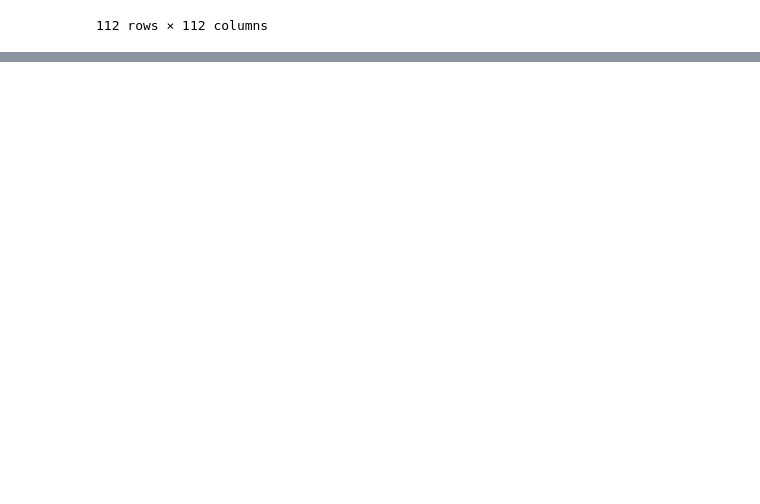
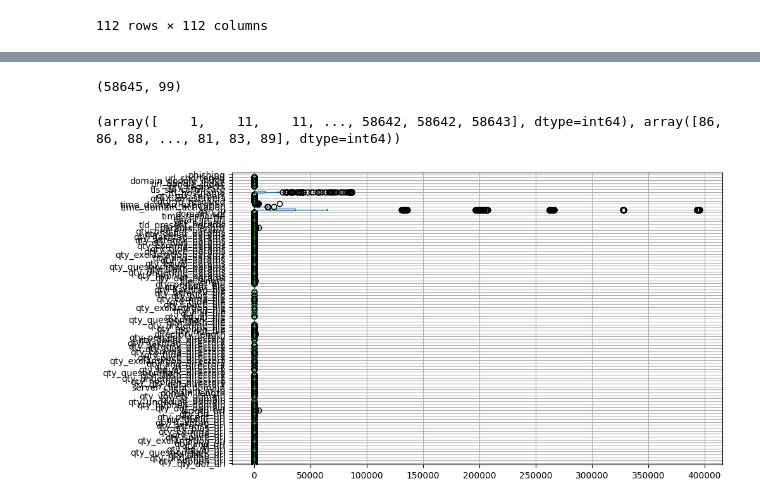
Before and after one commit to adarsh-gowda/Phishing-Domain, a Jupyter notebook: research/trials.ipynb, the cells around one changed output, grey strips where cells are left out. Saved outputs shown, nothing was run; the diff lists cells and outputs as text; code cells hidden in the pictures; blank space fills up the shorter version.

```diff
--- a/research/trials.ipynb
+++ b/research/trials.ipynb
@@ -68,0 +82,26 @@ df.corr()
+# %%
+df_cleaned.shape
+# %% [output]
+(58645, 99)
+# %%
+from scipy import stats
+import numpy as np
+
+# Assuming X is your dataframe
+z_scores = np.abs(stats.zscore(df_cleaned))
+outliers = (z_scores > 3)
+
+# Detect outliers in specific features
+outliers_in_features = np.where(z_scores > 3)
+print(outliers_in_features)
+# %% [output]
+(array([    1,    11,    11, ..., 58642, 58642, 58643], dtype=int64), array([86, 86, 88, ..., 81, 83, 89], dtype=int64))
+# %%
+import matplotlib.pyplot as plt
+import seaborn as sns
+
+# For all features
+df_cleaned.boxplot(figsize=(10,6), vert=False)
+plt.show()
+# %% [output]
+[figure, added]
```
Also changed, not shown: parts of 32 cells of this notebook.
